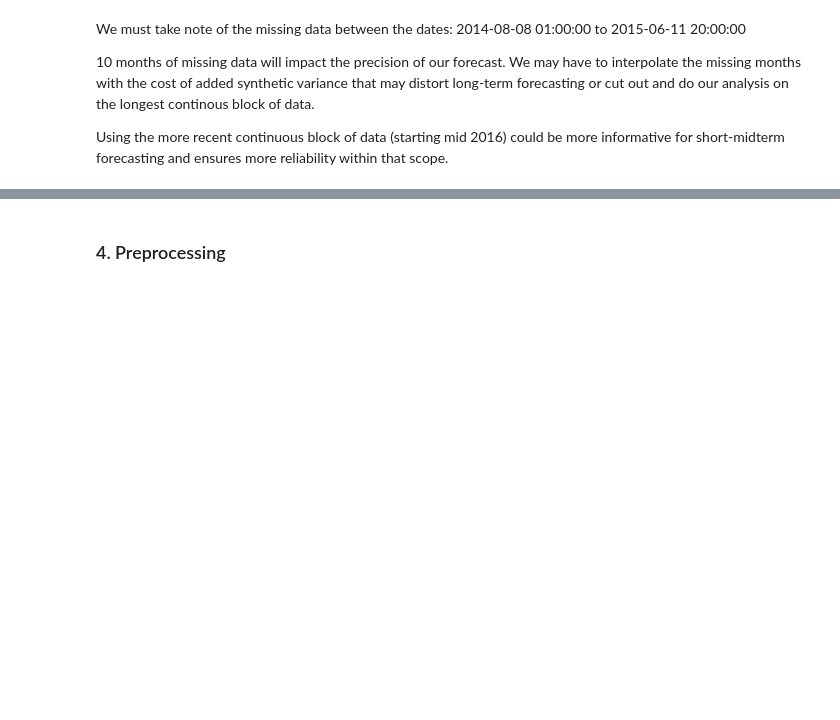
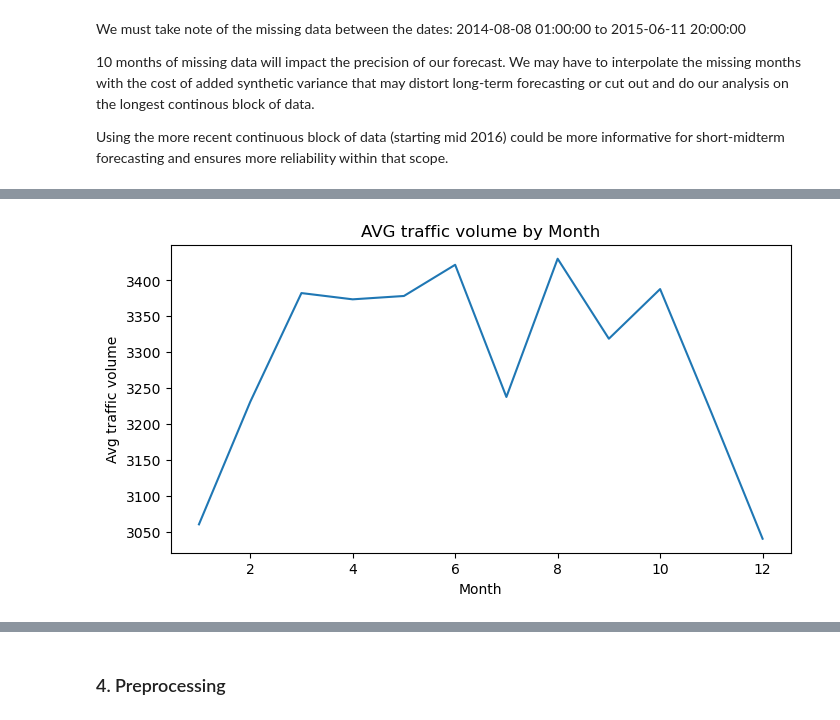
Before and after one commit to Christopher-Orellana/metro_traffic_forecasting, a Jupyter notebook: notebooks/01_arima_model.ipynb, the cells around one changed output, grey strips where cells are left out. Cells and saved outputs as stored; diff of their text form; code cells hidden in the pictures; blank space fills up the shorter version.

```diff
--- a/notebooks/01_arima_model.ipynb
+++ b/notebooks/01_arima_model.ipynb
@@ -77,11 +151,13 @@ df.head()
 # %%
 # Shows annual seasonality
 df['month'] = df.index.month
 hourly_avg = df.groupby('month')['traffic_volume'].mean()
 hourly_avg.plot(kind='line', figsize=[8, 4], title='AVG traffic volume by Month')
-plt.xlabel('Monthly')
+plt.xlabel('Month')
 plt.ylabel('Avg traffic volume')
 plt.show()
+# %% [output]
+[figure, added]
 # %%
 # Shows variation cycle of traffic in a month
 df['daily'] = df.index.day
```
Also changed, not shown: parts of 46 cells of this notebook.
